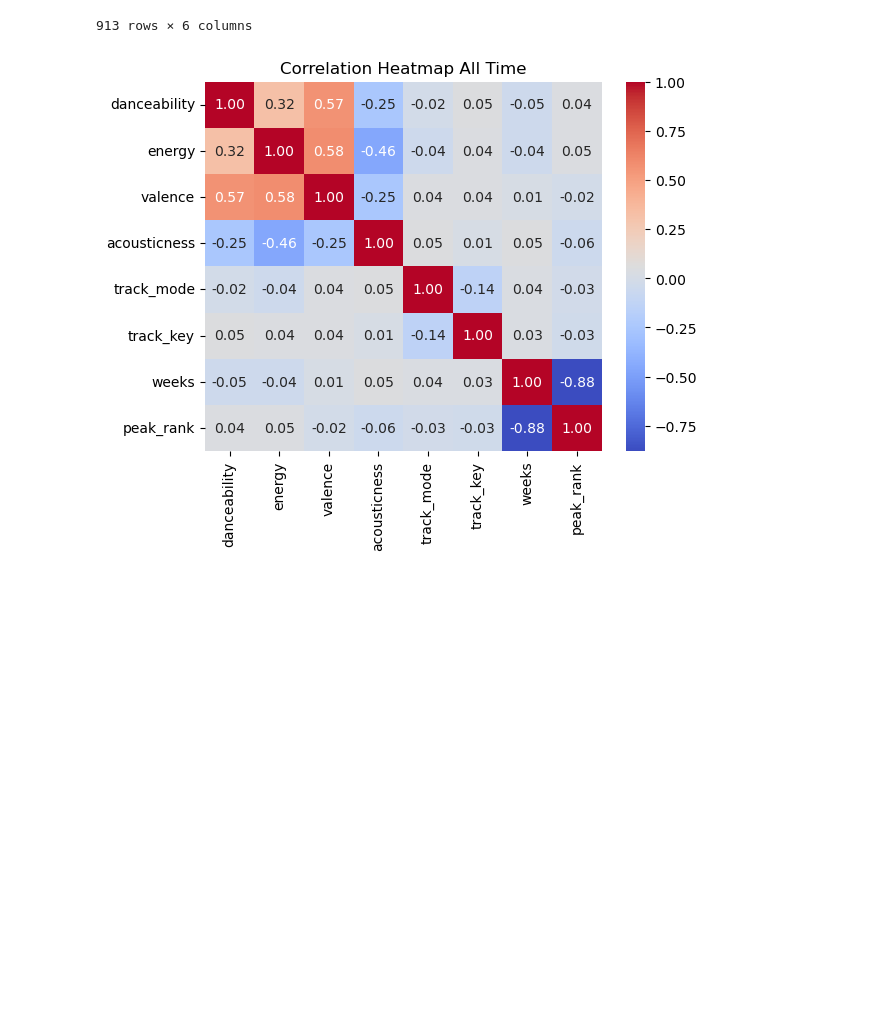
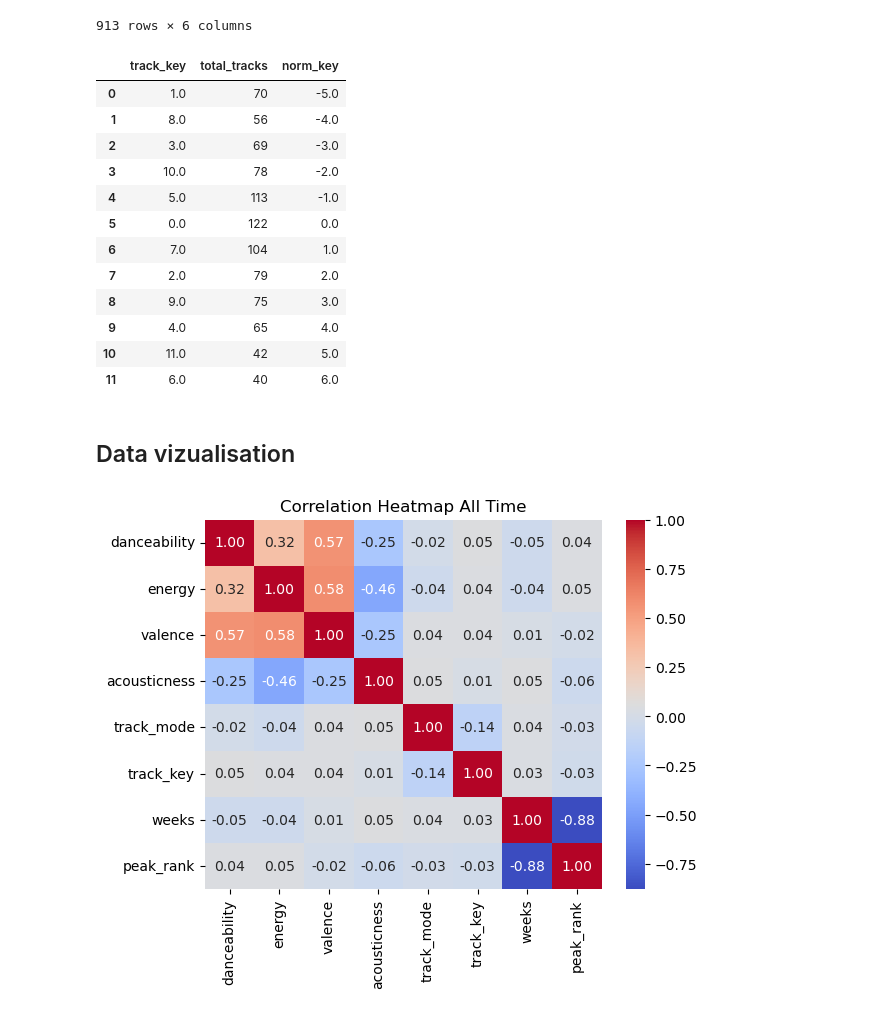
Before and after one commit to almudenamcastro/ironhack-w4-popatoms-sql, a Jupyter notebook: main.ipynb, the cells around one changed output. Drawn from its saved outputs; the diff is of its cells as text; code cells hidden in the pictures; blank space fills up the shorter version.

```diff
--- a/main.ipynb
+++ b/main.ipynb
@@ -163,6 +153,44 @@ track_success_time
 | 911 | 979 | Dance the Night | 586 | 2023 | 2024 | 1.0 |
 | 912 | 980 | SOS | 608 | 2022 | 2024 | 2.0 |
 913 rows × 6 columns
+# %%
+keys_query = '''
+SELECT track_key, COUNT(track_id) as total_tracks,
+	CASE
+		WHEN track_key = 1 THEN -5
+		WHEN track_key = 3 THEN -3
+		WHEN track_key = 5 THEN -1
+		WHEN track_key = 7 THEN 1
+		WHEN track_key = 8 THEN -4
+		WHEN track_key = 9 THEN 3
+		WHEN track_key = 10 THEN -2
+		WHEN track_key = 11 THEN 5
+		ELSE track_key
+		END as norm_key
+FROM track
+GROUP BY track_key
+ORDER BY norm_key;
+'''
+
+track_key_distribution= pd.read_sql(keys_query, con=engine)
+
+track_key_distribution
+# %% [output]
+|  | track_key | total_tracks | norm_key |
+| 0 | 1.0 | 70 | -5.0 |
+| 1 | 8.0 | 56 | -4.0 |
+| 2 | 3.0 | 69 | -3.0 |
+| 3 | 10.0 | 78 | -2.0 |
+| 4 | 5.0 | 113 | -1.0 |
+| 5 | 0.0 | 122 | 0.0 |
+| 6 | 7.0 | 104 | 1.0 |
+| 7 | 2.0 | 79 | 2.0 |
+| 8 | 9.0 | 75 | 3.0 |
+| 9 | 4.0 | 65 | 4.0 |
+| 10 | 11.0 | 42 | 5.0 |
+| 11 | 6.0 | 40 | 6.0 |
+# %% [markdown]
+## Data vizualisation
 # %%
 def plot_year_mean(df, params, type="bar", year_column='peak_year', figsize=(10,6), grid=True):
 
```
Also changed, not shown: parts of 9 cells of this notebook, 1 other file.
